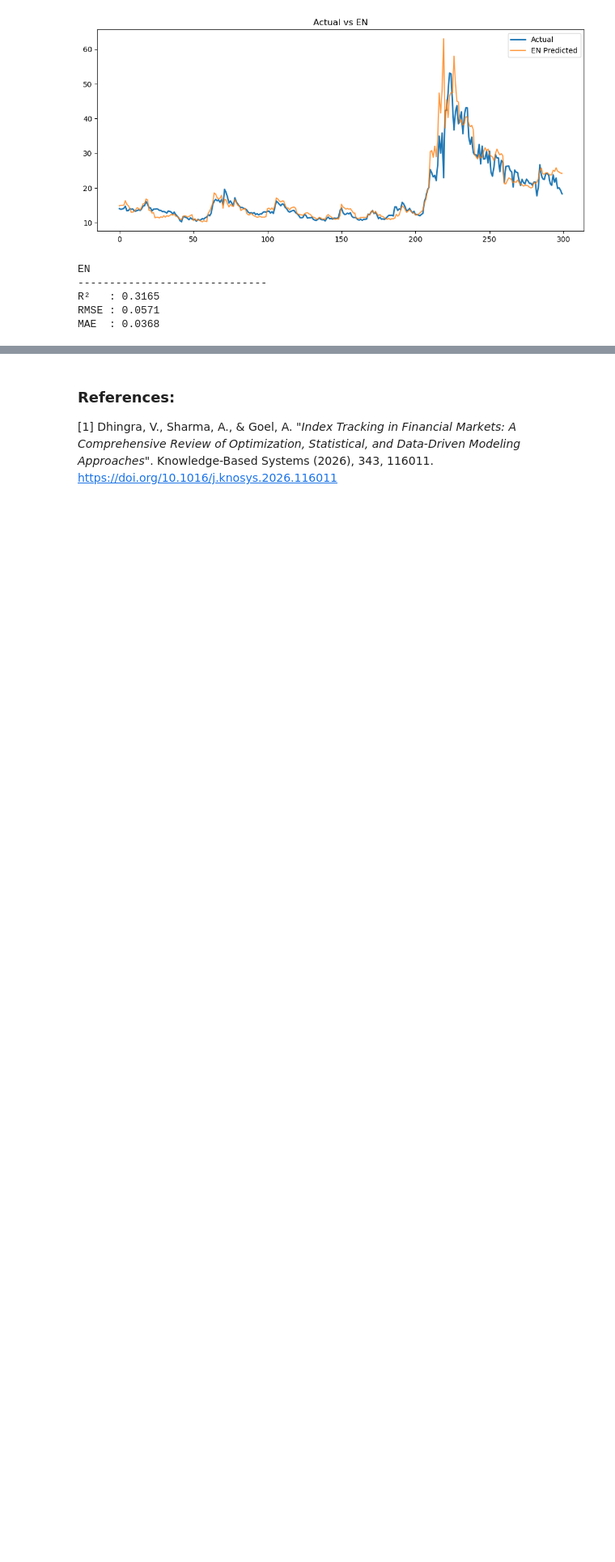
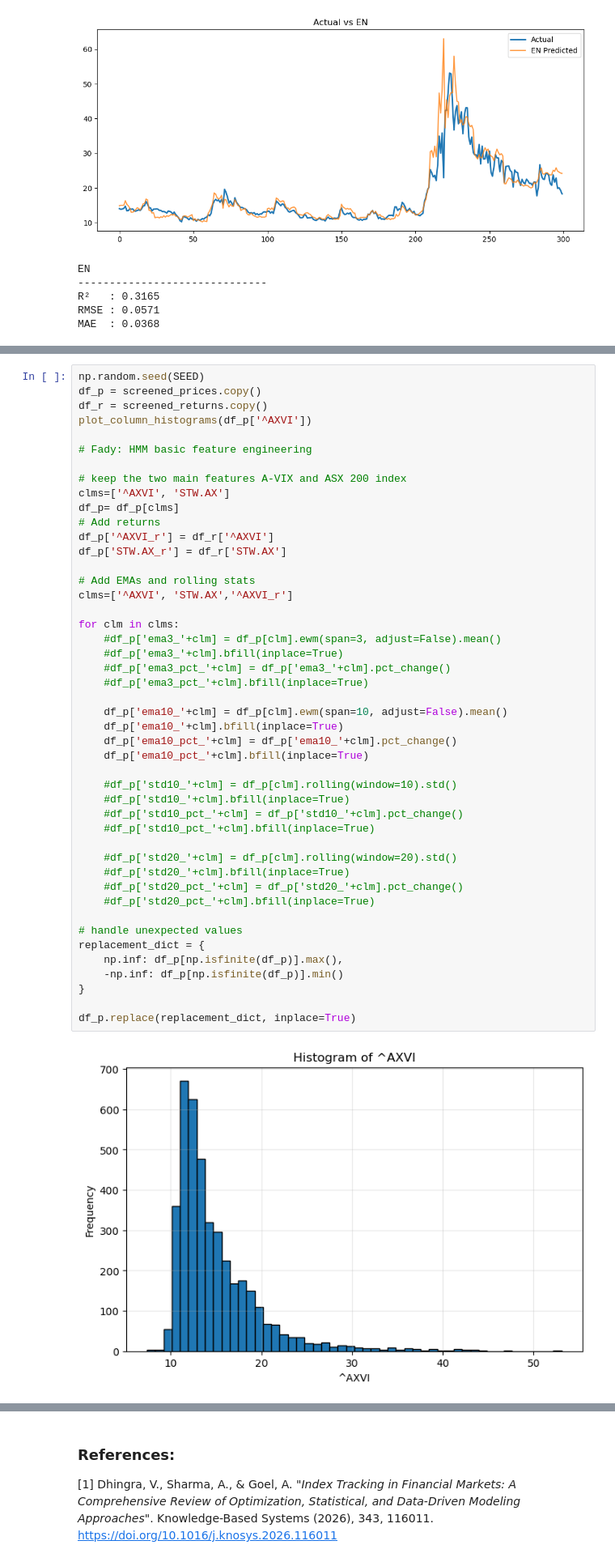
Before and after one commit to georgeyfady/Group_17836_Capstone, a Jupyter notebook: M3/Group_17836_M3.ipynb, the cells around one changed output, grey strips where cells are left out. Shown at 81% size. Drawn from its saved outputs; the diff is of its cells as text; blank space fills up the shorter version.

```diff
--- a/M3/Group_17836_M3.ipynb
+++ b/M3/Group_17836_M3.ipynb
@@ -523,0 +691,48 @@ MAE  : 0.0368
+# %%
+np.random.seed(SEED)
+df_p = screened_prices.copy()
+df_r = screened_returns.copy()
+plot_column_histograms(df_p['^AXVI'])
+
+# Fady: HMM basic feature engineering
+
+# keep the two main features A-VIX and ASX 200 index
+clms=['^AXVI', 'STW.AX']
+df_p= df_p[clms]
+# Add returns
+df_p['^AXVI_r'] = df_r['^AXVI']
+df_p['STW.AX_r'] = df_r['STW.AX']
+
+# Add EMAs and rolling stats
+clms=['^AXVI', 'STW.AX','^AXVI_r']
+
+for clm in clms:
+    #df_p['ema3_'+clm] = df_p[clm].ewm(span=3, adjust=False).mean()
+    #df_p['ema3_'+clm].bfill(inplace=True)
+    #df_p['ema3_pct_'+clm] = df_p['ema3_'+clm].pct_change()
+    #df_p['ema3_pct_'+clm].bfill(inplace=True)
+
+    df_p['ema10_'+clm] = df_p[clm].ewm(span=10, adjust=False).mean()
+    df_p['ema10_'+clm].bfill(inplace=True)
+    df_p['ema10_pct_'+clm] = df_p['ema10_'+clm].pct_change()
+    df_p['ema10_pct_'+clm].bfill(inplace=True)
+
+    #df_p['std10_'+clm] = df_p[clm].rolling(window=10).std()
+    #df_p['std10_'+clm].bfill(inplace=True)
+    #df_p['std10_pct_'+clm] = df_p['std10_'+clm].pct_change()
+    #df_p['std10_pct_'+clm].bfill(inplace=True)
+
+    #df_p['std20_'+clm] = df_p[clm].rolling(window=20).std()
+    #df_p['std20_'+clm].bfill(inplace=True)
+    #df_p['std20_pct_'+clm] = df_p['std20_'+clm].pct_change()
+    #df_p['std20_pct_'+clm].bfill(inplace=True)
+
+# handle unexpected values
+replacement_dict = {
+    np.inf: df_p[np.isfinite(df_p)].max(),
+    -np.inf: df_p[np.isfinite(df_p)].min()
+}
+
+df_p.replace(replacement_dict, inplace=True)
+# %% [output]
+[figure, added]
```
Also changed, not shown: parts of 7 cells of this notebook.
